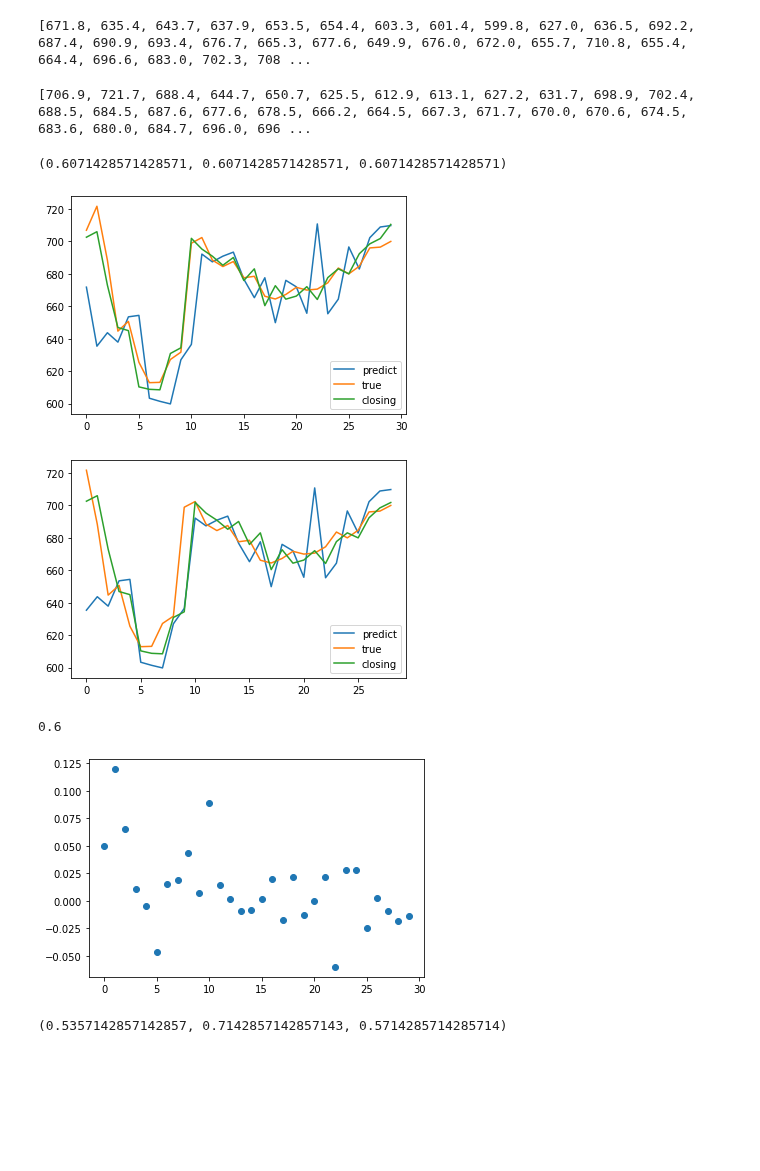
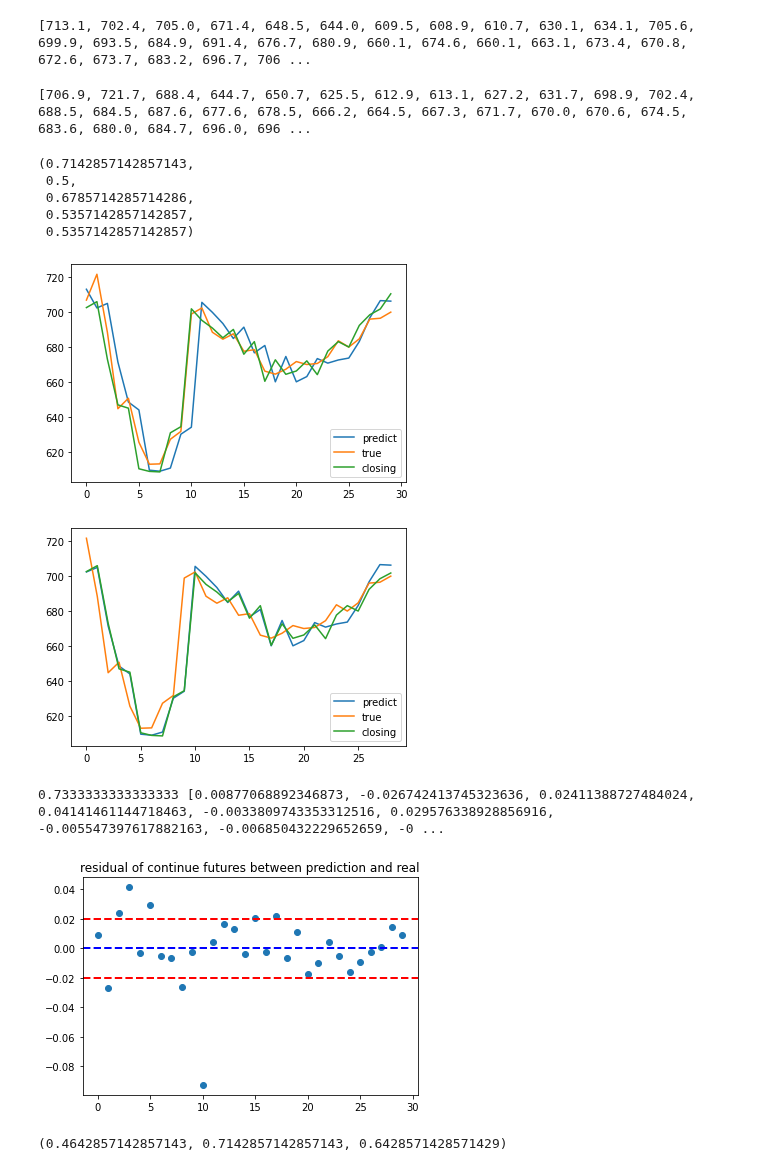
Before and after one commit to manqingfu/futures, a Jupyter notebook: check_predict.ipynb, the cells around one changed output. Drawn from its saved outputs; the diff is of its cells as text; code cells hidden in the pictures; blank space fills up the shorter version.

Commit message:
A trained version
model fits the last closing price pretty good

```diff
--- a/check_predict.ipynb
+++ b/check_predict.ipynb
@@ -1,13 +1,13 @@
 # %%
 import pickle
-fr=open("predict1122.txt","rb")
+fr=open("predict1124.txt","rb")
 result=pickle.load(fr)
 con_p=result[0][-30:]
 act_p=result[1][-30:]
 # %%
 print(con_p,act_p)
 # %% [output]
-[671.8, 635.4, 643.7, 637.9, 653.5, 654.4, 603.3, 601.4, 599.8, 627.0, 636.5, 692.2, 687.4, 690.9, 693.4, 676.7, 665.3, 677.6, 649.9, 676.0, 672.0, 655.7, 710.8, 655.4, 664.4, 696.6, 683.0, 702.3, 708 ...
+[713.1, 702.4, 705.0, 671.4, 648.5, 644.0, 609.5, 608.9, 610.7, 630.1, 634.1, 705.6, 699.9, 693.5, 684.9, 691.4, 676.7, 680.9, 660.1, 674.6, 660.1, 663.1, 673.4, 670.8, 672.6, 673.7, 683.2, 696.7, 706 ...
 # %%
 import pandas as pd
 
@@ -25,16 +25,26 @@ print(con,act)
 count=0
 count1=0
 count2=0
+count3=0
+count4=0
 for i in range(2,30):
-    if (con_p[i]-con_p[i-1])*(con[i]-con[i-1])>0:
+    if (con_p[i]-con[i-1])*(con[i]-con[i-1])>0:
         count+=1
-    if (con[i]-con[i-1])*(con[i-1]*con[i-2])>0:
+    if (con_p[i]-con[i-1])*(con[i-1]-con[i-2])>0:
         count1+=1
-    if (con_p[i]-con_p[i-1])*(con[i-1]-con[i-2])>0:
+    if (con_p[i]-con[i-1])*(con_closing[i-1]-con_closing[i-2])>0:
         count2+=1
-count/28,count1/28,count2/28
+    if (con_p[i]-con[i-1])*(con_closing[i-1]-con[i])>0:
+        count3+=1
+    if (con[i]-con[i-1])*(con_closing[i-1]-con_closing[i-2])>0:
+        count4+=1
+count/28,count1/28,count2/28,count3/28,count4/28
 # %% [output]
-(0.6071428571428571, 0.6071428571428571, 0.6071428571428571)
+(0.7142857142857143,
+ 0.5,
+ 0.6785714285714286,
+ 0.5357142857142857,
+ 0.5357142857142857)
 # %%
 import matplotlib.pyplot as plt
 
@@ -44,7 +54,7 @@ plt.plot(con_closing,label="closing")
 plt.legend()
 plt.show()
 # %% [output]
-[figure, old version]
+[figure, new version]
 # %%
 plt.plot(con_p[1:],label="predict")
 plt.plot(con[1:],label="true")
@@ -52,20 +62,25 @@ plt.plot(con_closing[:-1],label="closing")
 plt.legend()
 plt.show()
 # %% [output]
-[figure, old version]
+[figure, new version]
 # %%
 ratio=[]
 count=0
 for i in range(len(con)):
-    ratio.append((con[i]-con_p[i])/con[i])
-    if abs((con[i]-con_p[i])/con[i])<0.02:
+    ratio.append((con_p[i]-con[i])/con[i])
+    if abs((con[i]-con_p[i])/con[i])<=0.02:
         count+=1
-print(count/30)
+print(count/30,ratio)
 plt.scatter(range(30),ratio)
+plt.axhline(y=0.02, c="r", ls="--", lw=2)
+plt.axhline(y=-0.02, c="r", ls="--", lw=2)
+plt.axhline(y=0, c="b", ls="--", lw=2)
+plt.title("residual of continue futures between prediction and real")
+# plt.legend()
 plt.show()
 # %% [output]
-0.6
+0.7333333333333333 [0.00877068892346873, -0.026742413745323636, 0.02411388727484024, 0.04141461144718463, -0.0033809743353312516, 0.029576338928856916, -0.005547397617882163, -0.006850432229652659, -0 ...
-[figure, old version]
+[figure, new version]
 # %%
 count=0
 count1=0
@@ -79,7 +94,7 @@ for i in range(2,30):
         count2+=1
 count/28,count1/28,count2/28
 # %% [output]
-(0.5357142857142857, 0.7142857142857143, 0.5714285714285714)
+(0.4642857142857143, 0.7142857142857143, 0.6428571428571429)
 # %%
 plt.plot(act_p,label="predict")
 plt.plot(act,label="true")
```
Also changed, not shown: parts of 6 cells of this notebook, 8 other files.
